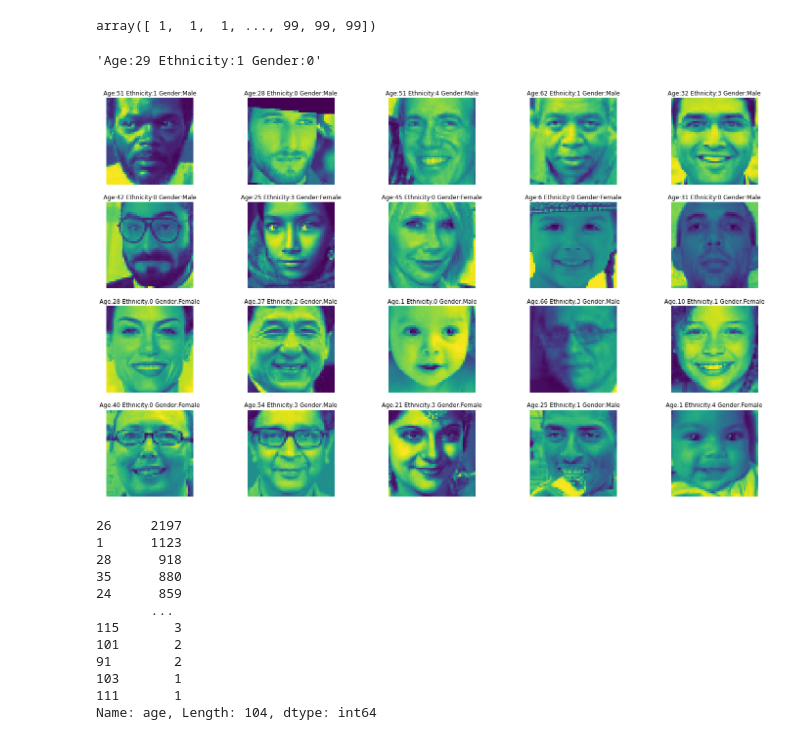
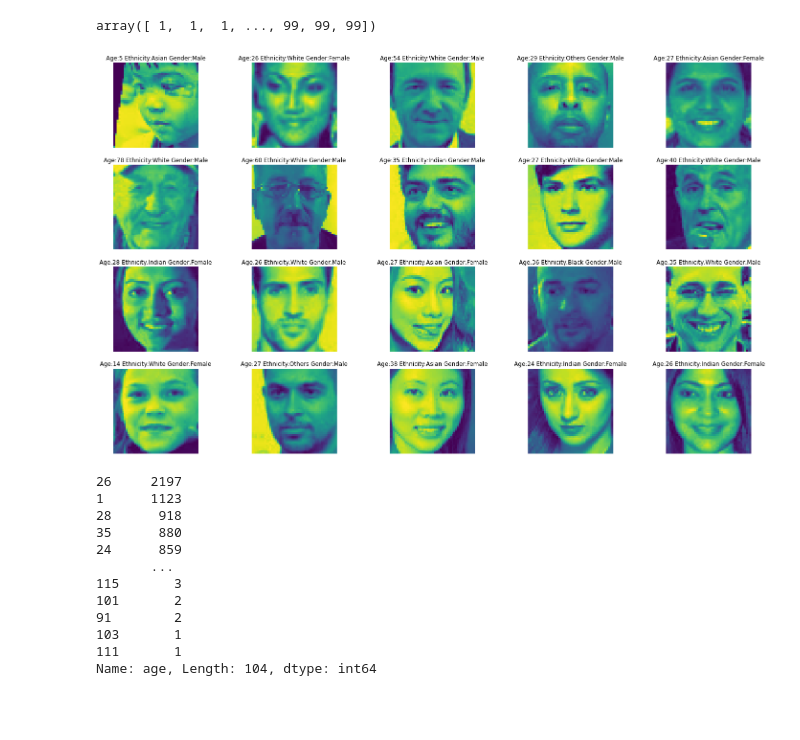
Before and after one commit to aydin-hasanli/age_gender_prediction, a Jupyter notebook: EDA.ipynb, the cells around one changed output. Cells and saved outputs as stored; diff of their text form; code cells hidden in the pictures; blank space fills up the shorter version.

```diff
--- a/EDA.ipynb
+++ b/EDA.ipynb
@@ -68,21 +68,17 @@ np.array(df['age'])
 # %% [output]
 array([ 1,  1,  1, ..., 99, 99, 99])
 # %%
- "Age:"+str(np.array(df['age'])[i][0])+" Ethnicity:"+str(np.array(df['ethnicity'])[i][0])+" Gender:"+str(np.array(df['gender'])[i][0])
+fig, axes = plt.subplots(4,5, figsize=(25,15))
+# rand_number=np.random.randint(0, len(X), 20)
+for ax in axes.flat:
+    i=np.random.randint(0, len(X), 1)
+    ax.imshow(X[i][0])
+    ax.set_title(
+ "Age:"+str(np.array(df['age'])[i][0])+" Ethnicity:"+str(np.array(df['ethnicity_str'])[i][0])+" Gender:"+str(np.array(df['gender_str'])[i][0])    )
+    ax.axis('off')
+plt.show()
 # %% [output]
-'Age:29 Ethnicity:1 Gender:0'
+[figure, added]
-# %%
-fig, axes = plt.subplots(4,5, figsize=(25,15))
-# rand_number=np.random.randint(0, len(X), 20)
-for ax in axes.flat:
-    i=np.random.randint(0, len(X), 1)
-    ax.imshow(X[i][0])
-    ax.set_title(
- "Age:"+str(np.array(df['age'])[i][0])+" Ethnicity:"+str(np.array(df['ethnicity'])[i][0])+" Gender:"+str(np.array(df['gender_str'])[i][0])    )
-    ax.axis('off')
-plt.show()
-# %% [output]
-[figure, removed]
 # %%
 #ethnicity is an integer from 0 to 4, denoting White, Black, Asian, Indian, and Others (like Hispanic, Latino, Middle Eastern).
 # %%
```
Also changed, not shown: parts of 1 cell of this notebook.
